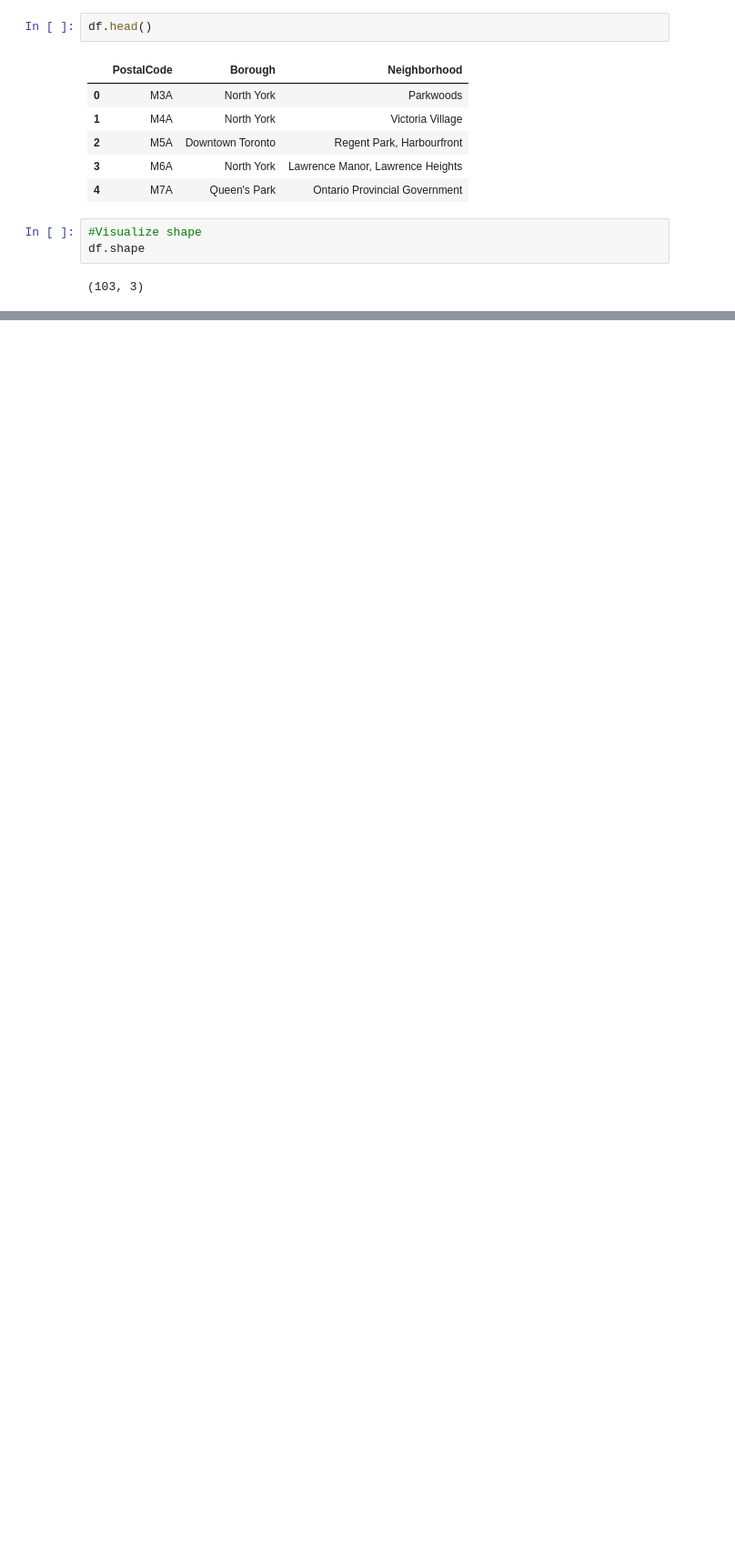
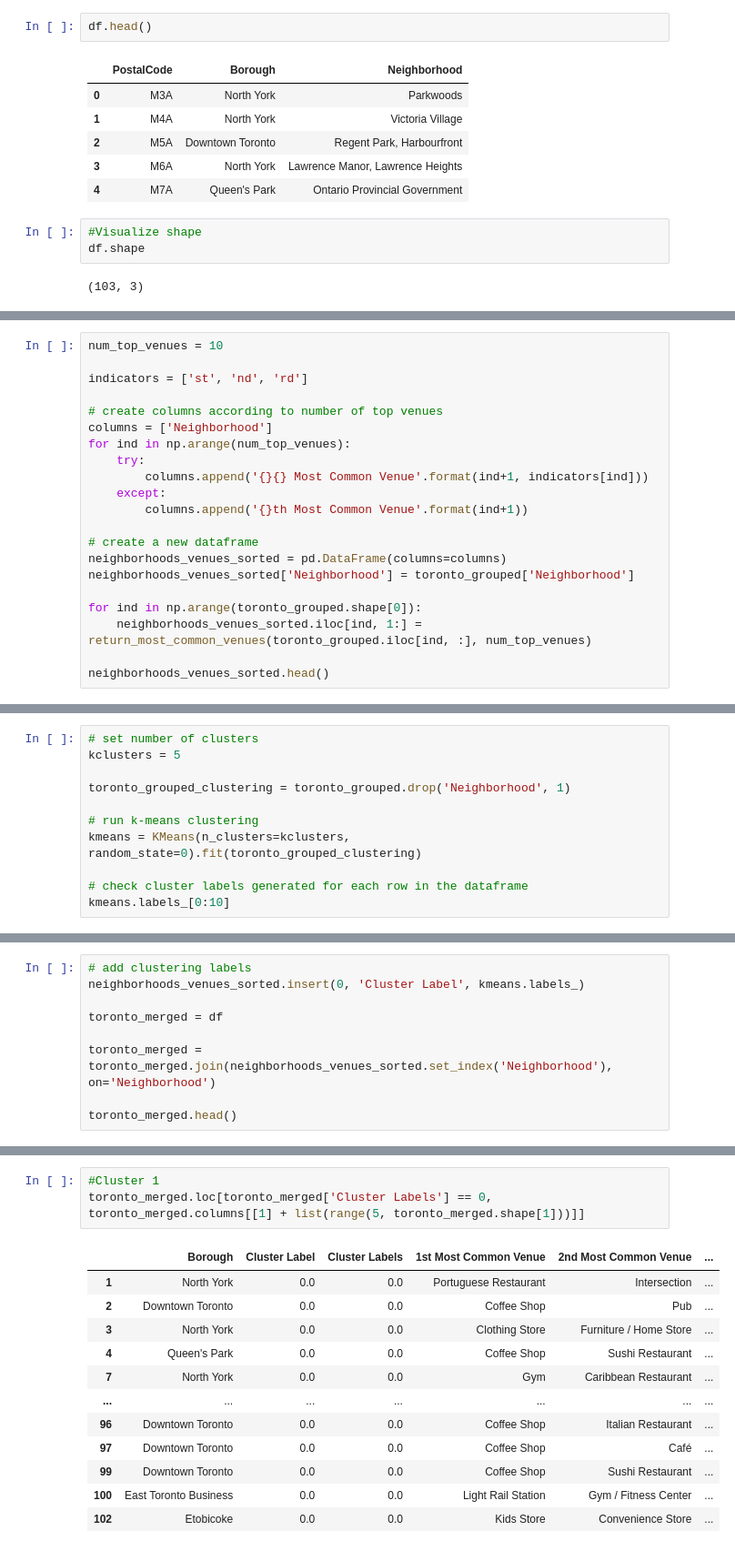
Before and after one commit to j-f-30/Coursera_Capstone, a Jupyter notebook: Applied Data Science Capstone_Week 3.ipynb, the cells around one changed output, grey strips where cells are left out. Shown at 91% size. Cells and saved outputs as stored; diff of their text form; blank space fills up the shorter version.

```diff
--- a/Applied Data Science Capstone_Week 3.ipynb
+++ b/Applied Data Science Capstone_Week 3.ipynb
@@ -51,0 +287,21 @@ df.shape
+# %%
+num_top_venues = 10
+
+indicators = ['st', 'nd', 'rd']
+
+# create columns according to number of top venues
+columns = ['Neighborhood']
+for ind in np.arange(num_top_venues):
+    try:
+        columns.append('{}{} Most Common Venue'.format(ind+1, indicators[ind]))
+    except:
+        columns.append('{}th Most Common Venue'.format(ind+1))
+
+# create a new dataframe
+neighborhoods_venues_sorted = pd.DataFrame(columns=columns)
+neighborhoods_venues_sorted['Neighborhood'] = toronto_grouped['Neighborhood']
+
+for ind in np.arange(toronto_grouped.shape[0]):
+    neighborhoods_venues_sorted.iloc[ind, 1:] = return_most_common_venues(toronto_grouped.iloc[ind, :], num_top_venues)
+
+neighborhoods_venues_sorted.head()
@@ -51,0 +317,11 @@ df.shape
+# %%
+# set number of clusters
+kclusters = 5
+
+toronto_grouped_clustering = toronto_grouped.drop('Neighborhood', 1)
+
+# run k-means clustering
+kmeans = KMeans(n_clusters=kclusters, random_state=0).fit(toronto_grouped_clustering)
+
+# check cluster labels generated for each row in the dataframe
+kmeans.labels_[0:10]
@@ -51,0 +330,9 @@ df.shape
+# %%
+# add clustering labels
+neighborhoods_venues_sorted.insert(0, 'Cluster Label', kmeans.labels_)
+
+toronto_merged = df
+
+toronto_merged = toronto_merged.join(neighborhoods_venues_sorted.set_index('Neighborhood'), on='Neighborhood')
+
+toronto_merged.head()
@@ -51,0 +372,16 @@ df.shape
+# %%
+#Cluster 1
+toronto_merged.loc[toronto_merged['Cluster Labels'] == 0, toronto_merged.columns[[1] + list(range(5, toronto_merged.shape[1]))]]
+# %% [output]
+|  | Borough | Cluster Label | Cluster Labels | 1st Most Common Venue | 2nd Most Common Venue | ... |
+| 1 | North York | 0.0 | 0.0 | Portuguese Restaurant | Intersection | ... |
+| 2 | Downtown Toronto | 0.0 | 0.0 | Coffee Shop | Pub | ... |
+| 3 | North York | 0.0 | 0.0 | Clothing Store | Furniture / Home Store | ... |
+| 4 | Queen's Park | 0.0 | 0.0 | Coffee Shop | Sushi Restaurant | ... |
+| 7 | North York | 0.0 | 0.0 | Gym | Caribbean Restaurant | ... |
+| ... | ... | ... | ... | ... | ... | ... |
+| 96 | Downtown Toronto | 0.0 | 0.0 | Coffee Shop | Italian Restaurant | ... |
+| 97 | Downtown Toronto | 0.0 | 0.0 | Coffee Shop | Café | ... |
+| 99 | Downtown Toronto | 0.0 | 0.0 | Coffee Shop | Sushi Restaurant | ... |
+| 100 | East Toronto Business | 0.0 | 0.0 | Light Rail Station | Gym / Fitness Center | ... |
+| 102 | Etobicoke | 0.0 | 0.0 | Kids Store | Convenience Store | ... |
```
Also changed, not shown: parts of 25 cells of this notebook.
